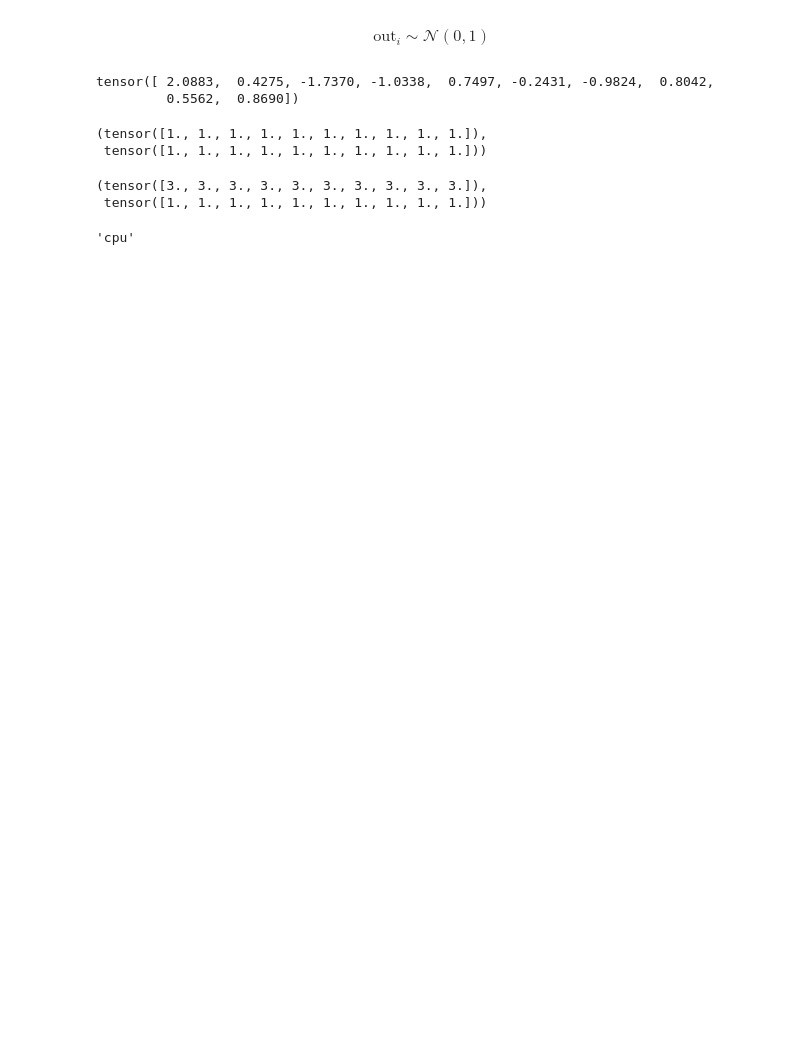
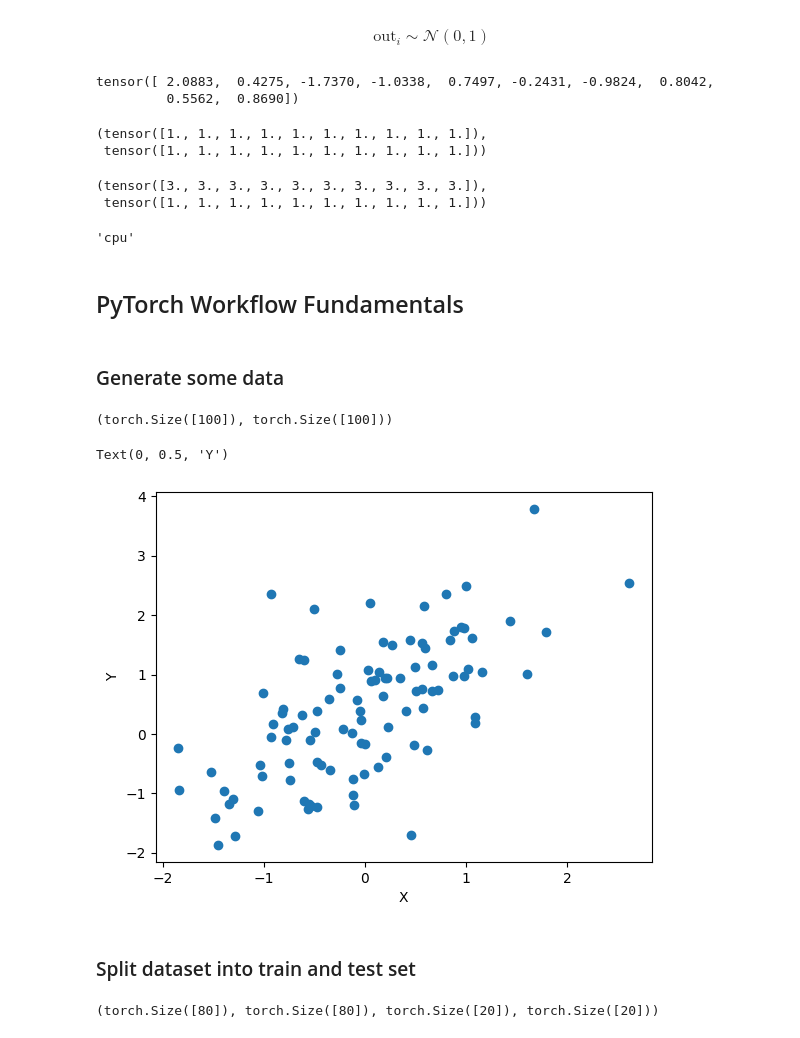
Before and after one commit to MOISECHRIST/PyTorch_Tutorial, a Jupyter notebook: Introduction to PyTorch/Introduction_PyTorch.ipynb, the cells around one changed output. Drawn from its saved outputs; the diff is of its cells as text; code cells hidden in the pictures; blank space fills up the shorter version.

Commit message:
today session : Basic pytorch workflow.

```diff
--- a/Introduction to PyTorch/Introduction_PyTorch.ipynb
+++ b/Introduction to PyTorch/Introduction_PyTorch.ipynb
@@ -442,3 +448,5 @@ else:
 device
 # %% [output]
 'cpu'
+# %% [markdown]
+## PyTorch Workflow Fundamentals
@@ -444,0 +455,22 @@ device
+# %% [markdown]
+### Generate some data
+# %%
+weight = 0.7
+bias = 0.3
+N=100
+X = torch.randn((1,N)).squeeze(dim=0)
+E = torch.randn_like(X)
+Y = weight*X+bias + E
+
+X.shape, Y.shape
+# %% [output]
+(torch.Size([100]), torch.Size([100]))
+# %%
+plt.scatter(X,Y)
+plt.xlabel("X")
+plt.ylabel("Y")
+# %% [output]
+Text(0, 0.5, 'Y')
+[figure, added]
+# %% [markdown]
+### Split dataset into train and test set
@@ -444,0 +487,4 @@ device
+# %%
+X_train.shape, Y_train.shape, X_test.shape, Y_test.shape
+# %% [output]
+(torch.Size([80]), torch.Size([80]), torch.Size([20]), torch.Size([20]))
```
Also changed, not shown: parts of 32 cells of this notebook.
